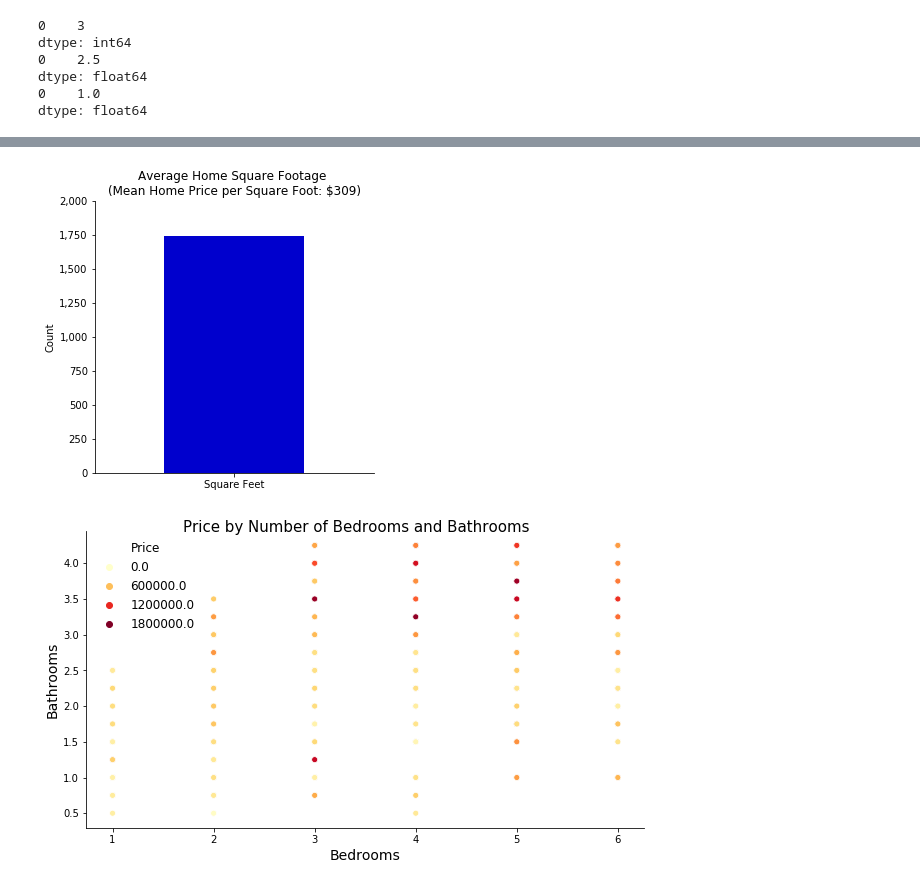
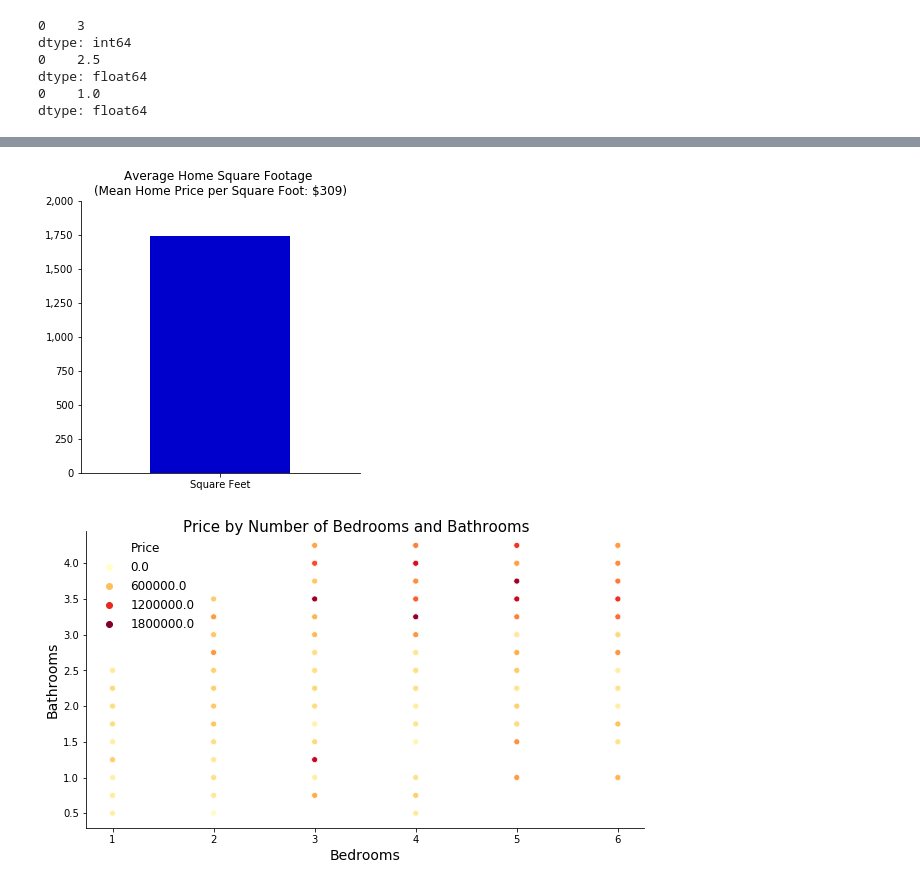
Before and after one commit to magalisolimano/dsc_phase2_project, a Jupyter notebook: phase2project_magalisolimano.ipynb, the cells around one changed output, grey strips where cells are left out. Drawn from its saved outputs; the diff is of its cells as text; code cells hidden in the pictures.

```diff
--- a/phase2project_magalisolimano.ipynb
+++ b/phase2project_magalisolimano.ipynb
@@ -769,24 +799,33 @@ plt.show;
 # %%
-# Barplot of average square footage: for presentation slides
+# Figure for presentation slides
+# Barplot of average square footage
+
+# Create figure and set figure size
 fig, ax = plt.subplots(figsize=(5,5))
 
+# Set figure's data equal to sqft_above variable, and rename column to 'Square Feet'
 data=df_pp[['sqft_above']]
 data = data.rename(columns={'sqft_above': 'Square Feet'})
+
+# Plot bar chart
 data.mean().plot(kind='bar', color='mediumblue')
 
-#format ticks and axes
+# Format x-ticks rotation
 plt.xticks(rotation=0)
+
+# Format y-axis min, max range. Add commas and remove decimals
 ax.set_ylim([0, 2000])
 ax.yaxis.set_major_formatter(StrMethodFormatter('{x:,.0f}'))
-plt.ylabel('Count')
 
+# Remove top and right border
 sns.despine()
 
+# Set title
 plt.title('Average Home Square Footage \n(Mean Home Price per Square Foot: $309)')
 
 plt.show;
 # %% [output]
-[figure, old version]
+[figure, new version]
 # %%
 # Scatterplot of number of bedrooms vs. bathrooms, and how this relates to price
 
```
Also changed, not shown: parts of 93 cells of this notebook.
